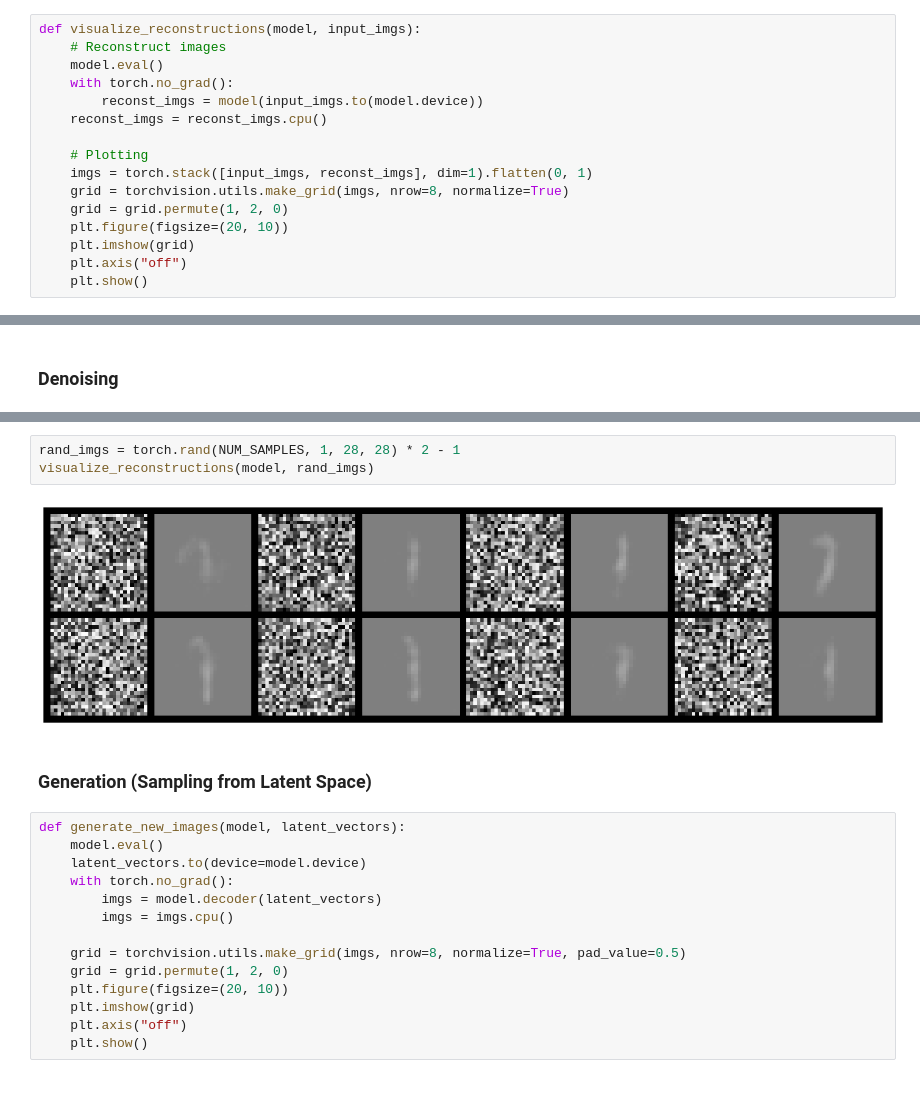
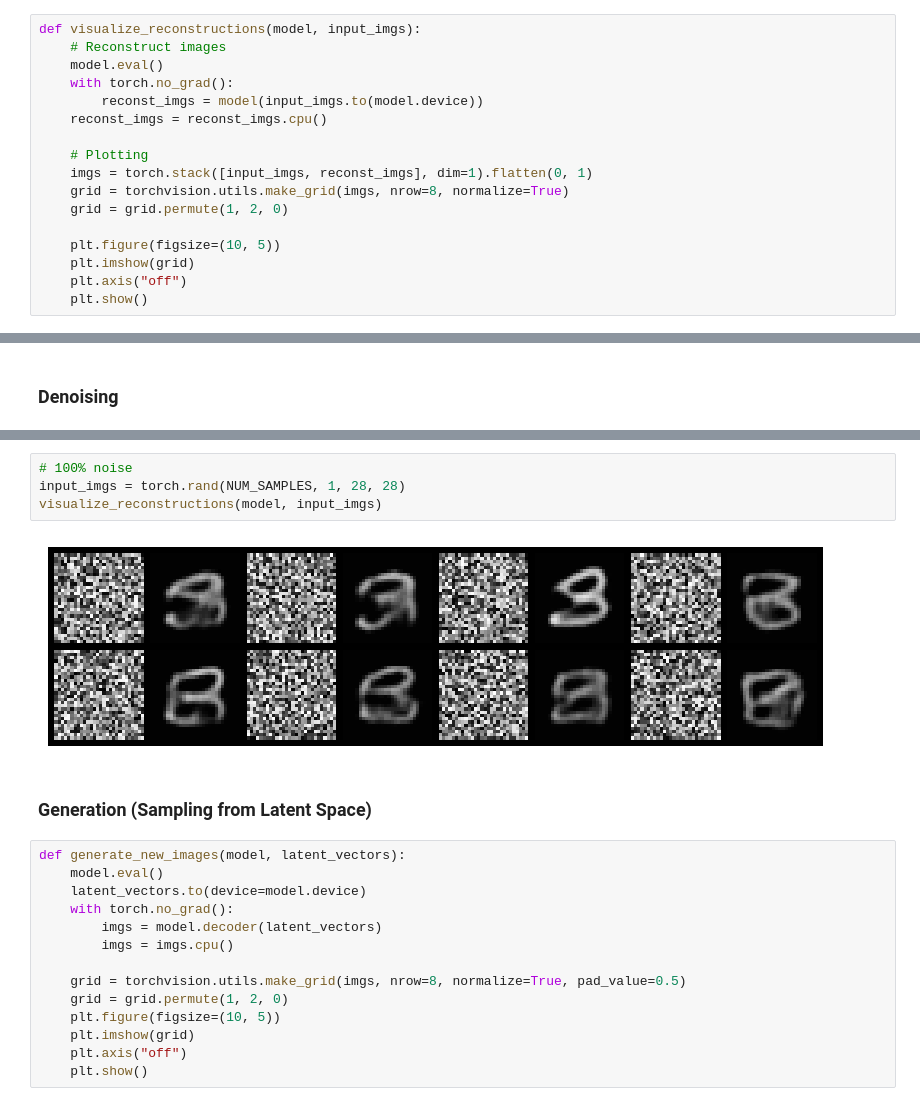
Before and after one commit to GregorKobsik/DiveIntoDeepLearning, a Jupyter notebook: 1_Autoencoder/autoencoder.ipynb, the cells around one changed output, grey strips where cells are left out. Cells and saved outputs as stored; diff of their text form.

Commit message:
fixed visualization

```diff
--- a/1_Autoencoder/autoencoder.ipynb
+++ b/1_Autoencoder/autoencoder.ipynb
@@ -165,7 +166,8 @@ def visualize_reconstructions(model, input_imgs):
     imgs = torch.stack([input_imgs, reconst_imgs], dim=1).flatten(0, 1)
     grid = torchvision.utils.make_grid(imgs, nrow=8, normalize=True)
     grid = grid.permute(1, 2, 0)
-    plt.figure(figsize=(20, 10))
+
+    plt.figure(figsize=(10, 5))
     plt.imshow(grid)
     plt.axis("off")
     plt.show()
@@ -188,8 +200,9 @@ visualize_reconstructions(model, noised_imgs)
 # %%
-rand_imgs = torch.rand(NUM_SAMPLES, 1, 28, 28) * 2 - 1
-visualize_reconstructions(model, rand_imgs)
+# 100% noise
+input_imgs = torch.rand(NUM_SAMPLES, 1, 28, 28)
+visualize_reconstructions(model, input_imgs)
 # %% [output]
-[figure, old version]
+[figure, new version]
 # %% [markdown]
 ### Generation (Sampling from Latent Space)
 # %%
@@ -202,7 +215,7 @@ def generate_new_images(model, latent_vectors):
 
     grid = torchvision.utils.make_grid(imgs, nrow=8, normalize=True, pad_value=0.5)
     grid = grid.permute(1, 2, 0)
-    plt.figure(figsize=(20, 10))
+    plt.figure(figsize=(10, 5))
     plt.imshow(grid)
     plt.axis("off")
     plt.show()
```
Also changed, not shown: parts of 9 cells of this notebook.
